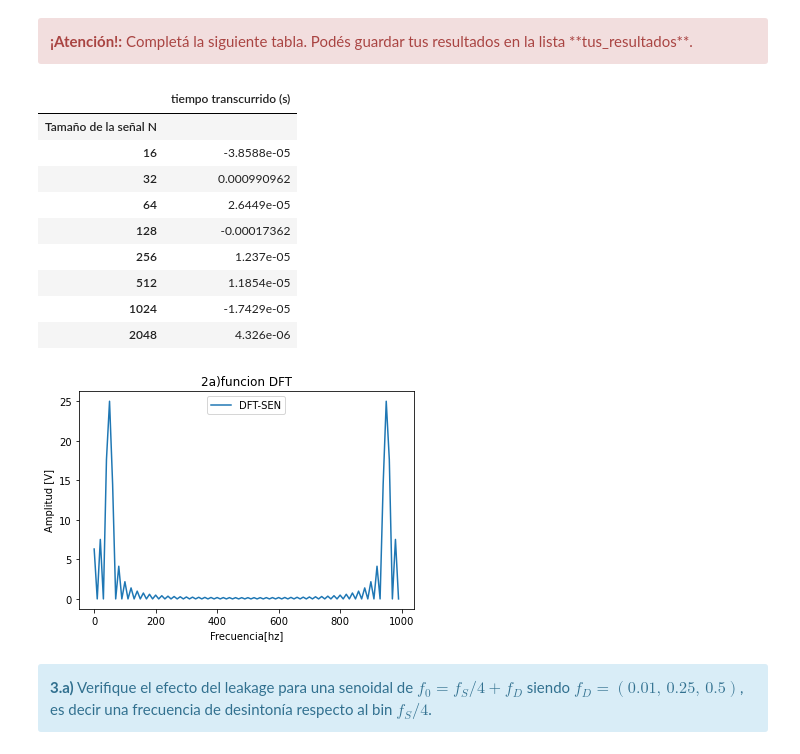
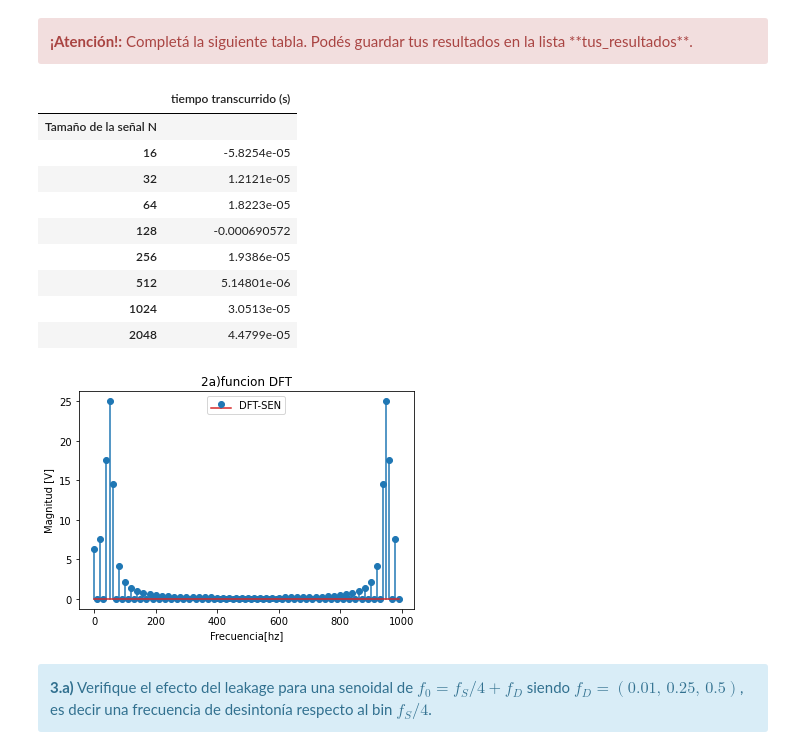
Before and after one commit to hdelgado84/PDS-Humberto-Delgado, a Jupyter notebook: TP1 - Muestreo de señales.ipynb, the cells around one changed output. Saved outputs shown, nothing was run; the diff lists cells and outputs as text; code cells hidden in the pictures.

```diff
--- a/TP1 - Muestreo de señales.ipynb
+++ b/TP1 - Muestreo de señales.ipynb
@@ -335,9 +335,9 @@ a,b= generador_senoidal (fs=1000, f0=50,N=50, a0=1, p0=0)
 ydft=abs(DFT(b,N=100))
 df=1000/100                        #Resolución Espectral
 x16=np.arange(ydft.size).flatten()
-plt.plot(x16*df, ydft, label='DFT-SEN')  # Plot some data on the (implicit) axes.
+plt.stem(x16*df, ydft, label='DFT-SEN')  # Plot some data on the (implicit) axes.
 plt.xlabel('Frecuencia[hz]')
-plt.ylabel('Amplitud [V]')
+plt.ylabel('Magnitud [V]')
 plt.title("2a)funcion DFT")
 plt.legend()
 
@@ -380,42 +380,42 @@ tus_resultados = [ [''],
                  ]
 
 #Cargo el calculo cada tiempo***
 
 tus_resultados[1][0]=stop16-start16
 tus_resultados[2][0]=stop32-start32
 tus_resultados[3][0]=stop64-start64
 tus_resultados[4][0]=stop128-start128
 tus_resultados[5][0]=stop256-start256
 tus_resultados[6][0]=stop512-start512
 tus_resultados[7][0]=stop1024-start1024
 tus_resultados[8][0]=stop2048-start2048
 
 
 
 df = DataFrame(tus_resultados, columns=['tiempo transcurrido (s)'],
                index=['Tamaño de la señal N',
                       16,
                       32,
                       64,
                       128,
                       256,
                       512,
                       1024,
                       2048
                      ])
 HTML(df.to_html())
 # %% [output]
 |  | tiempo transcurrido (s) |
 | Tamaño de la señal N |  |
-| 16 | -3.8588e-05 |
-| 32 | 0.000990962 |
-| 64 | 2.6449e-05 |
-| 128 | -0.00017362 |
-| 256 | 1.237e-05 |
-| 512 | 1.1854e-05 |
-| 1024 | -1.7429e-05 |
-| 2048 | 4.326e-06 |
+| 16 | -5.8254e-05 |
+| 32 | 1.2121e-05 |
+| 64 | 1.8223e-05 |
+| 128 | -0.000690572 |
+| 256 | 1.9386e-05 |
+| 512 | 5.14801e-06 |
+| 1024 | 3.0513e-05 |
+| 2048 | 4.4799e-05 |
-[figure, old version]
+[figure, new version]
 # %% [markdown]
 <div class="alert alert-block alert-info">
 <b>3.a)</b> Verifique el efecto del leakage para una senoidal de $f_0 = f_S/4 + f_D$ siendo $f_D = (0.01,\, 0.25,\, 0.5)$, es decir una frecuencia de desintonía respecto al bin $f_S/4$.
```
Also changed, not shown: parts of 50 cells of this notebook.
